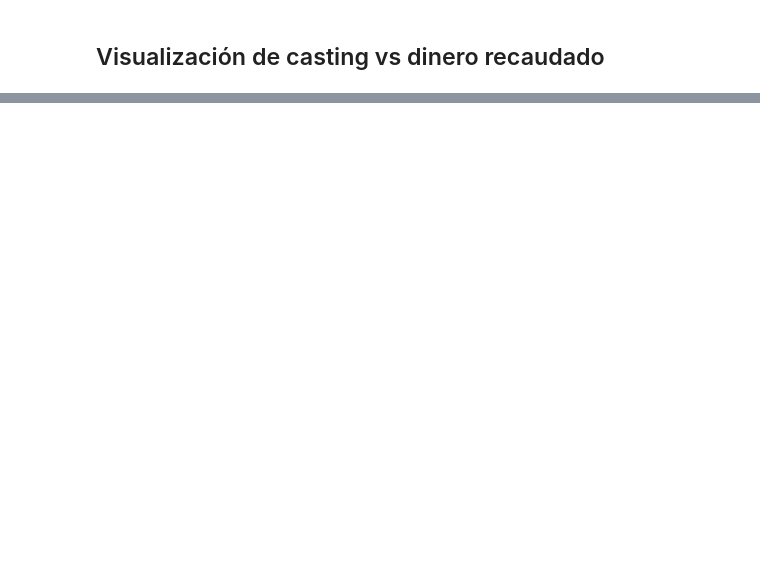
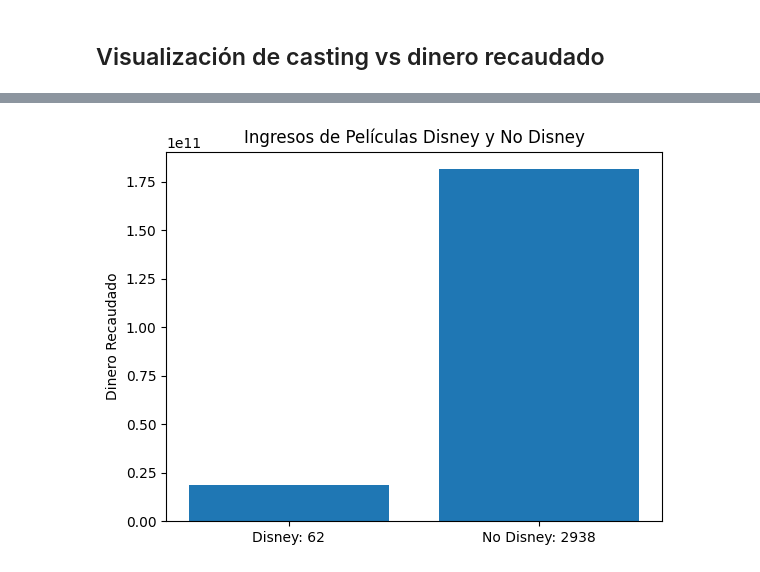
Before and after one commit to Apolo4427/-inteligencia_artificial, a Jupyter notebook: 01_exploracion_de_datos.ipynb, the cells around one changed output, grey strips where cells are left out. Saved outputs shown, nothing was run; the diff lists cells and outputs as text; code cells hidden in the pictures; blank space fills up the shorter version.

```diff
--- a/01_exploracion_de_datos.ipynb
+++ b/01_exploracion_de_datos.ipynb
@@ -240,0 +301,24 @@ plt.show()
+# %%
+# Limpiar datos de la columna 'production_companies'
+data['production_companies'] = data['production_companies'].fillna('')
+
+# Lista de películas producidas por 'Walt Disney Pictures'
+peliculas_disney = data[data['production_companies'].str.contains('Walt Disney Pictures')]
+
+# Lista de películas no producidas por 'Walt Disney Pictures'
+peliculas_no_disney = data[~data['production_companies'].str.contains('Walt Disney Pictures')]
+
+# Cantidad de películas en cada lista
+cantidad_peliculas_disney = len(peliculas_disney)
+cantidad_peliculas_no_disney = len(peliculas_no_disney)
+
+# Comparar el dinero recaudado por las dos listas en un gráfico
+fig, ax = plt.subplots()
+ax.bar([f'Disney: {cantidad_peliculas_disney}', f'No Disney: {cantidad_peliculas_no_disney}'], [peliculas_disney['revenue'].sum(), peliculas_no_disney['revenue'].sum()])
+ax.set_ylabel('Dinero Recaudado')
+ax.set_title('Ingresos de Películas Disney y No Disney')
+
+# Mostrar el gráfico
+plt.show()
+# %% [output]
+[figure, added]
```
Also changed, not shown: parts of 13 cells of this notebook.
